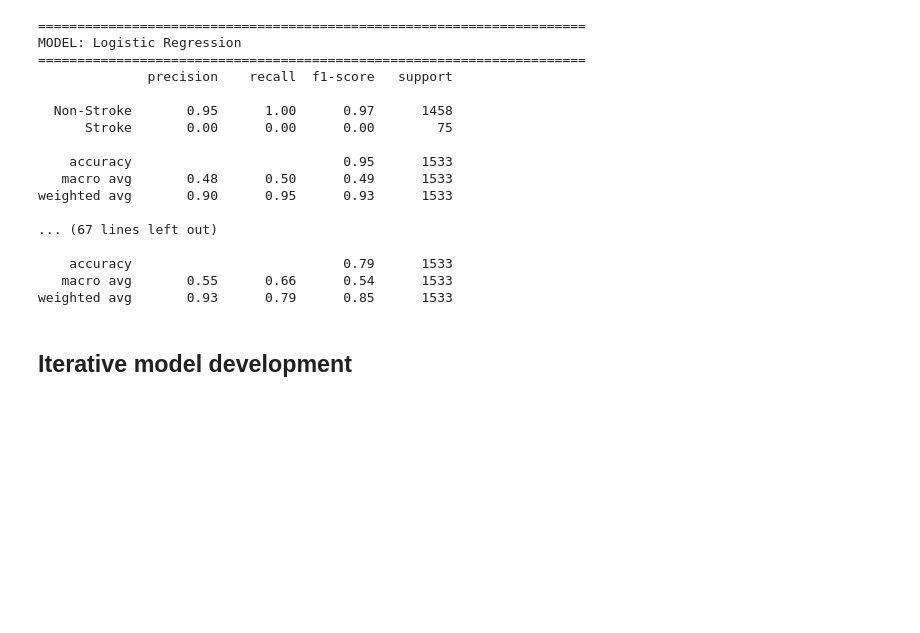
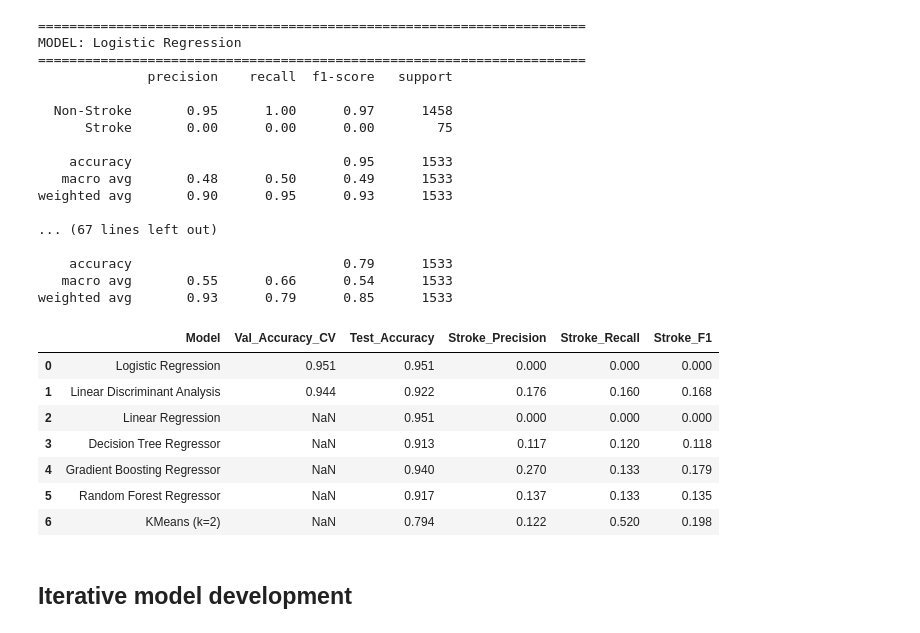
Before and after one commit to Ben-po/MLDP-Project, a Jupyter notebook: Stroke_prediction.ipynb, the cells around one changed output. Cells and saved outputs as stored; diff of their text form; code cells hidden in the pictures; blank space fills up the shorter version.

```diff
--- a/Stroke_prediction.ipynb
+++ b/Stroke_prediction.ipynb
@@ -406,6 +400,89 @@ weighted avg       0.90      0.95      0.93      1533
     accuracy                           0.79      1533
    macro avg       0.55      0.66      0.54      1533
 weighted avg       0.93      0.79      0.85      1533
+# %%
+import pandas as pd
+import numpy as np
+from sklearn.metrics import classification_report, accuracy_score
+from sklearn.model_selection import StratifiedKFold, cross_val_score
+from sklearn.base import is_classifier
+
+THRESHOLD = 0.30
+cv = StratifiedKFold(n_splits=5, shuffle=True, random_state=42)
+
+results = []
+
+for name, model in baseline_models.items():
+
+    # -----------------------------
+    # Validation Accuracy (CV)
+    # Only for classifiers
+    # -----------------------------
+    if is_classifier(model):
+        val_acc = cross_val_score(
+            model,
+            X_train_processed,
+            y_train,
+            cv=cv,
+            scoring="accuracy"
+        ).mean()
+    else:
+        val_acc = np.nan   # Not applicable for regressors
+
+    # -----------------------------
+    # Train model
+    # -----------------------------
+    model.fit(X_train_processed, y_train)
+
+    # -----------------------------
+    # Predict on test set
+    # -----------------------------
+    if hasattr(model, "predict_proba"):
+        y_test_scores = model.predict_proba(X_test_processed)[:, 1]
+    else:
+        y_test_scores = model.predict(X_test_processed)
+
+    y_test_pred = (y_test_scores >= THRESHOLD).astype(int)
+
+    # -----------------------------
+    # Extract numeric metrics
+    # -----------------------------
+    report = classification_report(
+        y_test,
+        y_test_pred,
+        output_dict=True,
+        zero_division=0
+    )
+
+    stroke_metrics = report.get("1", {
+        "precision": 0.0,
+        "recall": 0.0,
+        "f1-score": 0.0
+    })
+
+    results.append({
+        "Model": name,
+        "Val_Accuracy_CV": round(val_acc, 3) if not np.isnan(val_acc) else np.nan,
+        "Test_Accuracy": round(accuracy_score(y_test, y_test_pred), 3),
+        "Stroke_Precision": round(stroke_metrics["precision"], 3),
+        "Stroke_Recall": round(stroke_metrics["recall"], 3),
+        "Stroke_F1": round(stroke_metrics["f1-score"], 3)
+    })
+
+# -----------------------------
+# Final results table
+# -----------------------------
+results_df = pd.DataFrame(results)
+results_df
+# %% [output]
+|  | Model | Val_Accuracy_CV | Test_Accuracy | Stroke_Precision | Stroke_Recall | Stroke_F1 |
+| 0 | Logistic Regression | 0.951 | 0.951 | 0.000 | 0.000 | 0.000 |
+| 1 | Linear Discriminant Analysis | 0.944 | 0.922 | 0.176 | 0.160 | 0.168 |
+| 2 | Linear Regression | NaN | 0.951 | 0.000 | 0.000 | 0.000 |
+| 3 | Decision Tree Regressor | NaN | 0.913 | 0.117 | 0.120 | 0.118 |
+| 4 | Gradient Boosting Regressor | NaN | 0.940 | 0.270 | 0.133 | 0.179 |
+| 5 | Random Forest Regressor | NaN | 0.917 | 0.137 | 0.133 | 0.135 |
+| 6 | KMeans (k=2) | NaN | 0.794 | 0.122 | 0.520 | 0.198 |
 # %% [markdown]
 ## Iterative model development
 # %%
```
Also changed, not shown: parts of 7 cells of this notebook, 2 other files.
